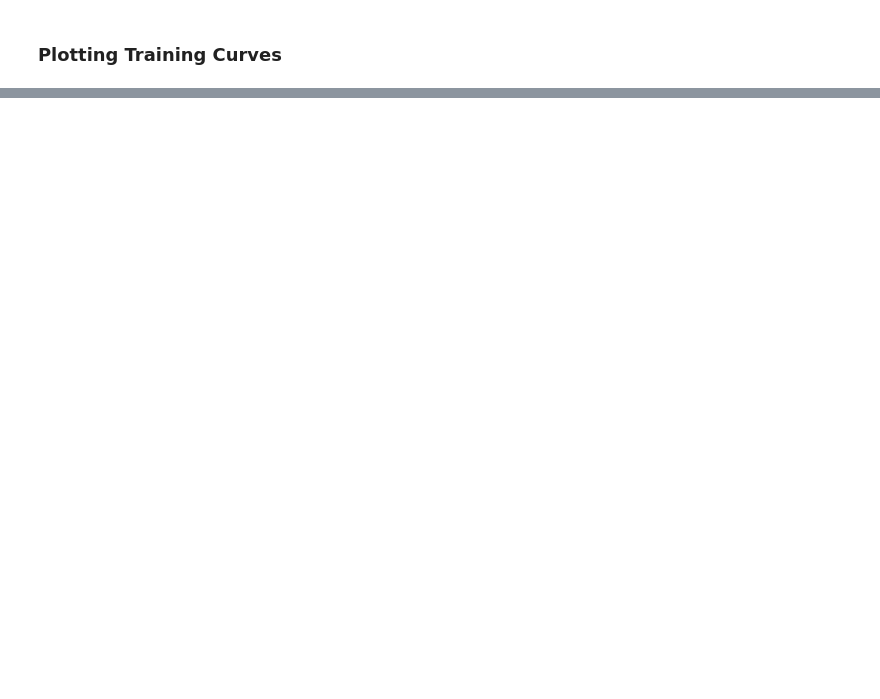
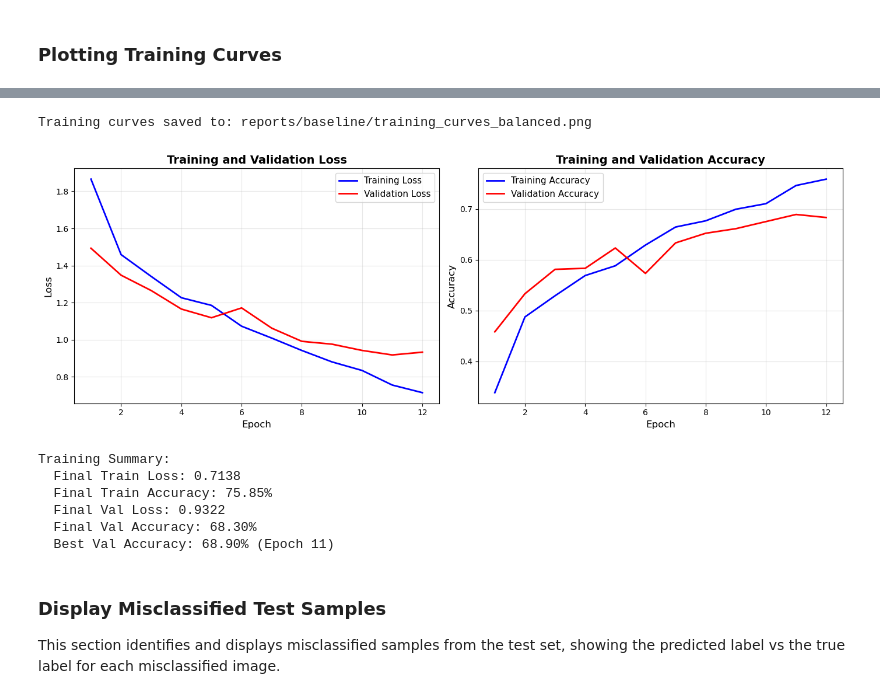
Before and after one commit to TaillessSheep/ARIN-5101-Project, a Jupyter notebook: project.ipynb, the cells around one changed output, grey strips where cells are left out. Drawn from its saved outputs; the diff is of its cells as text; code cells hidden in the pictures; blank space fills up the shorter version.

Commit message:
Refactored the train or load section (#50)
Refactored + Minimal change

Implement dropout and resize to as enhanced models

Co-authored-by: Wing <wing@Wings-MacBook-Air.local>

```diff
--- a/project.ipynb
+++ b/project.ipynb
@@ -193,0 +179,9 @@ Dataset Statistics:
+# %%
+# Initialize the transform and batch_size
+transform = transforms.Compose([
+    transforms.ToTensor()
+])
+batch_size = 128
+
+# Get the train, valiadation, and test loaders
+cifar100_full, cifar100_test, train_loader, val_loader, test_loader = get_train_val_test_loaders(transform, batch_size)
@@ -555,0 +529,33 @@ Training log saved to: reports/baseline/train_log_balanced.csv
+# %%
+def load_or_train(config, model_dir, model, device, reports_dir, train_loader, val_loader):
+    # Get subset, model names, and model_to_load
+    subset_name, model_name = get_subset_model_name(config)
+    model_to_load = find_existing_model_to_load(model_dir, subset_name, model_name)
+
+    if not config['force_train']:  # if force_train is False
+        model_to_load = find_existing_model_to_load(model_dir, subset_name, model_name)
+        history_df = load_history(model_to_load, model, device, reports_dir, subset_name)
+        return history_df
+
+    # the force_train (config) should be true to reach here
+    if model_to_load:
+        print(f"Force training enabled. Training new model despite existing model(s).")
+    history = train_model(model, train_loader, val_loader, config, device)
+    history_df, model_path, log_path = save_model(history, model_name, model_dir, model)
+    return history_df
+# %%
+# Initialize the directory (path) to save the model and reports
+model_dir = baseline_model_dir
+reports_dir = baseline_reports_dir
+
+# Initialize the device, and move the model
+device = torch.device('cuda' if torch.cuda.is_available()
+                      else 'mps' if torch.backends.mps.is_available()
+                      else 'cpu')
+print(f"Currently using {device} to train...")
+
+# Ensure the the model is moved to the device
+base_model = base_model.to(device)
+
+# Base model - Train or load
+history_df = load_or_train(config, model_dir, base_model, device, reports_dir, train_loader, val_loader)
@@ -621,0 +642,16 @@ Training Summary:
+# %%
+# Plot and print the loss and accuracy
+training_report_plot(history_df)
+# %% [output]
+Training curves saved to: reports/baseline/training_curves_balanced.png
+[figure, added]
+Training Summary:
+  Final Train Loss: 0.7138
+  Final Train Accuracy: 75.85%
+  Final Val Loss: 0.9322
+  Final Val Accuracy: 68.30%
+  Best Val Accuracy: 68.90% (Epoch 11)
+# %% [markdown]
+### Display Misclassified Test Samples
+
+This section identifies and displays misclassified samples from the test set, showing the predicted label vs the true label for each misclassified image.
```
Also changed, not shown: parts of 19 cells of this notebook, 4 other files.
